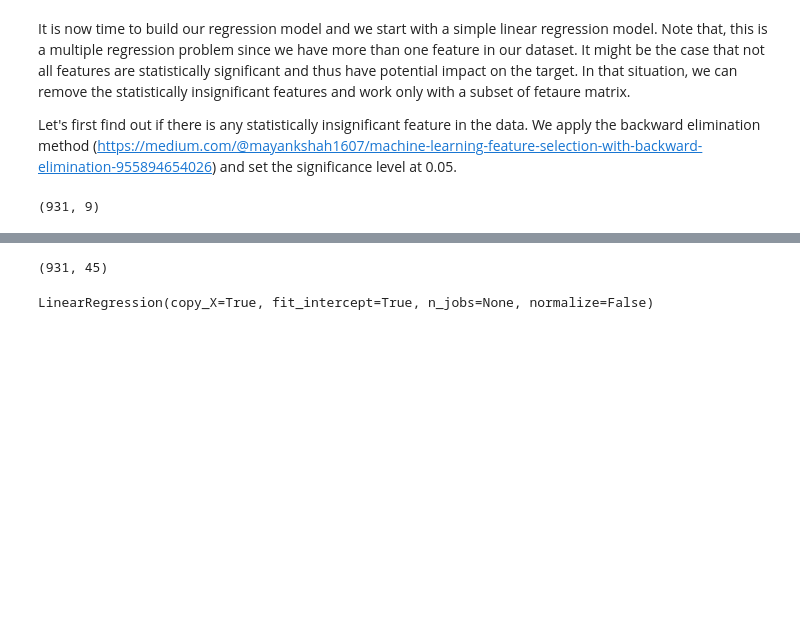
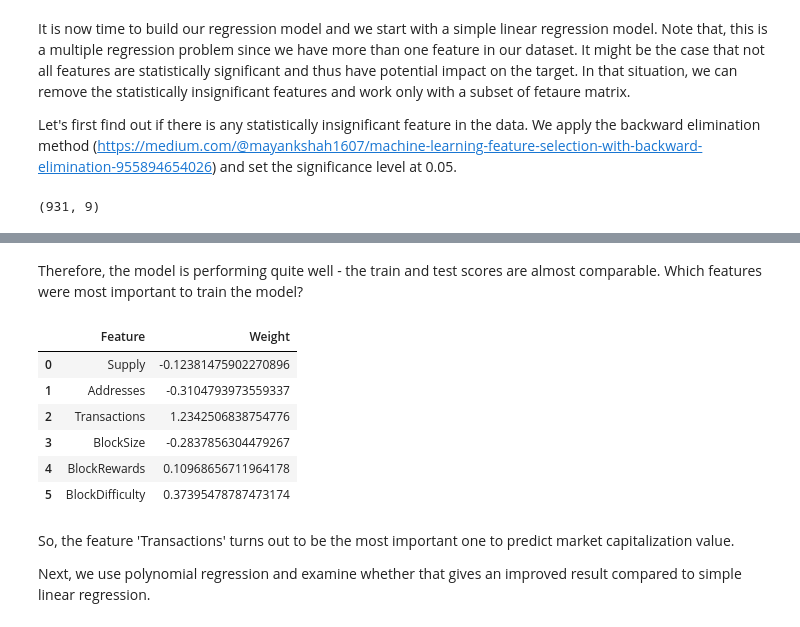
Before and after one commit to nabanitarimpi/Ethereum-data-analysis, a Jupyter notebook: crypto_curr.ipynb, the cells around one changed output, grey strips where cells are left out. Saved outputs shown, nothing was run; the diff lists cells and outputs as text; code cells hidden in the pictures; blank space fills up the shorter version.

Commit message:
poly lin reg

```diff
--- a/crypto_curr.ipynb
+++ b/crypto_curr.ipynb
@@ -259,15 +271,24 @@ The minimum and maximum values in our target variable are 0.0 and 134295.8144 re
 # %% [markdown]
 We now scale our datasets in such a way so that each entry lies between 0 and 1. Since the target variable has a wide range of values, we apply feature scaling on it as well.
 # %%
-# scaler object for the feature matrix
-input_scaler = MinMaxScaler()
-# scaler object for the target variable
-output_scaler = MinMaxScaler()
+def feature_scaling(feat_train, feat_test, target_train, target_test):
 
-# scaling the feature matrix
-X_train_scaled = input_scaler.fit_transform(X_train)
-X_test_scaled = input_scaler.transform(X_test)
+    """
 
-# scaling the target variable
-y_train_scaled = output_scaler.fit_transform(y_train.reshape(-1,1))
-y_test_scaled = output_scaler.transform(y_test.reshape(-1,1))
+
+    """
+    # scaler object for the feature matrix
+    input_scaler = MinMaxScaler()
+    # scaler object for the target variable
+    output_scaler = MinMaxScaler()
+
+    # scaling the feature matrix
+    feat_train_scaled = input_scaler.fit_transform(feat_train)
+    feat_test_scaled = input_scaler.transform(feat_test)
+
+    # scaling the target variable
+    target_train_scaled = output_scaler.fit_transform(target_train.reshape(-1,1))
+    target_test_scaled = output_scaler.transform(target_test.reshape(-1,1))
+
+
+    return feat_train_scaled, feat_test_scaled, target_train_scaled, target_test_scaled
@@ -482,0 +420,3 @@ X_train.head()
+# %%
+# perform feature scaling on the final dataset
+X_train_scaled, X_test_scaled, y_train_scaled, y_test_scaled = feature_scaling(X_train, X_test, y_train, y_test)
@@ -483 +475,22 @@ X_train.head()
+# %% [markdown]
+Therefore, the model is performing quite well - the train and test scores are almost comparable. Which features were most important to train the model?
+# %%
+# create a list of weights of all the features
+feat_weight = model.coef_[0].tolist()
+
+# create a dataframe with two columns - features and corresponding weights
+feat_weight_df = pd.DataFrame(np.column_stack([list(X_train.columns), feat_weight]), columns=['Feature', 'Weight'])
+feat_weight_df
+# %% [output]
+|  | Feature | Weight |
+| 0 | Supply | -0.12381475902270896 |
+| 1 | Addresses | -0.3104793973559337 |
+| 2 | Transactions | 1.2342506838754776 |
+| 3 | BlockSize | -0.2837856304479267 |
+| 4 | BlockRewards | 0.10968656711964178 |
+| 5 | BlockDifficulty | 0.37395478787473174 |
+# %% [markdown]
+So, the feature 'Transactions' turns out to be the most important one to predict market capitalization value.
+
+Next, we use polynomial regression and examine whether that gives an improved result compared to simple linear regression.
 # %%
@@ -484,12 +498,3 @@ X_train.head()
 poly_feat = PolynomialFeatures(degree=2)
 X_train_poly = poly_feat.fit_transform(X_train_scaled)
 X_test_poly = poly_feat.transform(X_test_scaled)
-# %%
-X_train_poly.shape
-# %% [output]
-(931, 45)
-# %%
-poly_reg = LinearRegression()
-poly_reg.fit(X_train_poly, y_train_scaled)
-# %% [output]
-LinearRegression(copy_X=True, fit_intercept=True, n_jobs=None, normalize=False)
```
Also changed, not shown: parts of 43 cells of this notebook.
